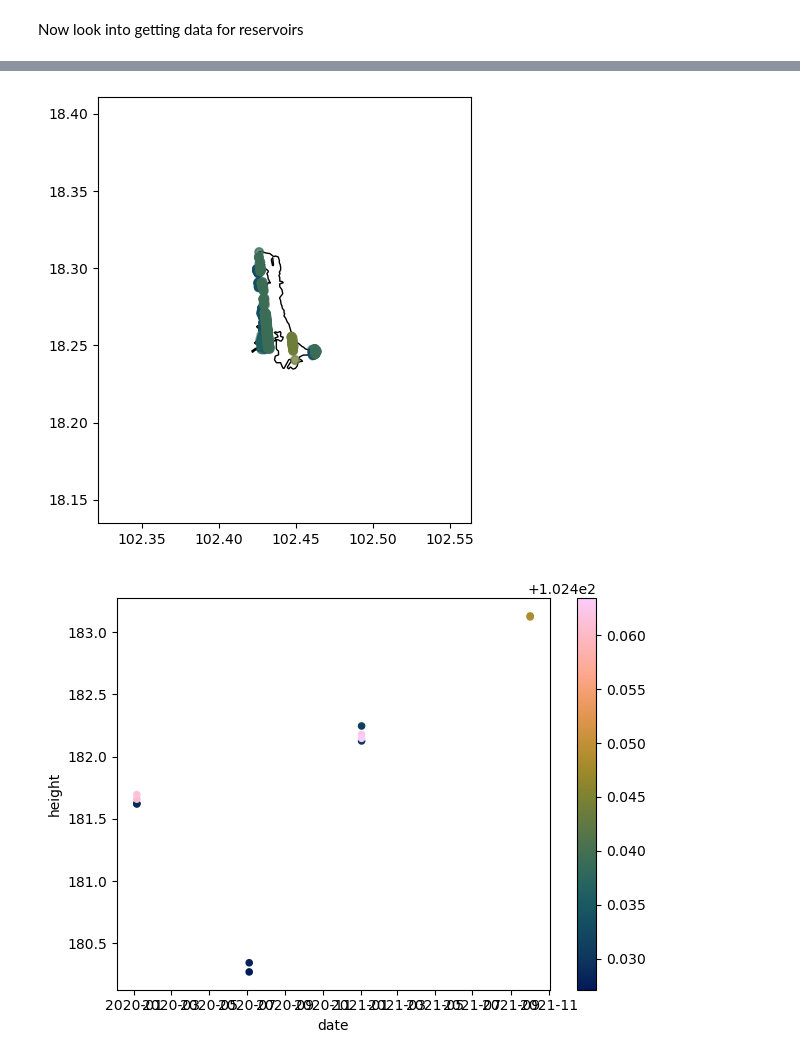
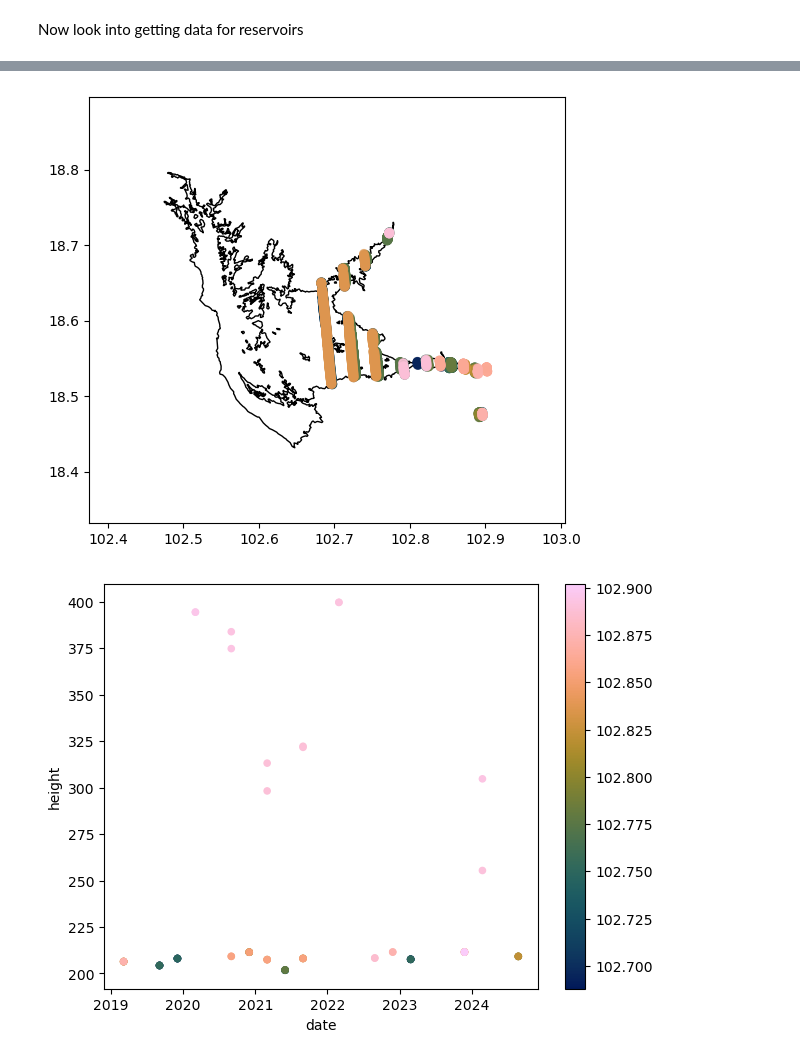
Before and after one commit to DHI/HydroEO, a Jupyter notebook: notebooks/project_test.ipynb, the cells around one changed output, grey strips where cells are left out. Cells and saved outputs as stored; diff of their text form; code cells hidden in the pictures.

```diff
--- a/notebooks/project_test.ipynb
+++ b/notebooks/project_test.ipynb
@@ -103,7 +99,7 @@ AssertionError: Your search returned no results; try different search parameters
 # %%
-res_id = 2
+res_id = 0
 project.plot_data_by_reservoir(res_id)
 project.plot_timeseries_by_reservoir(res_id)
 # %% [output]
-[figure, old version]
+[figure, new version]
-[figure, old version]
+[figure, new version]
```
Also changed, not shown: parts of 5 cells of this notebook, 4 other files.
